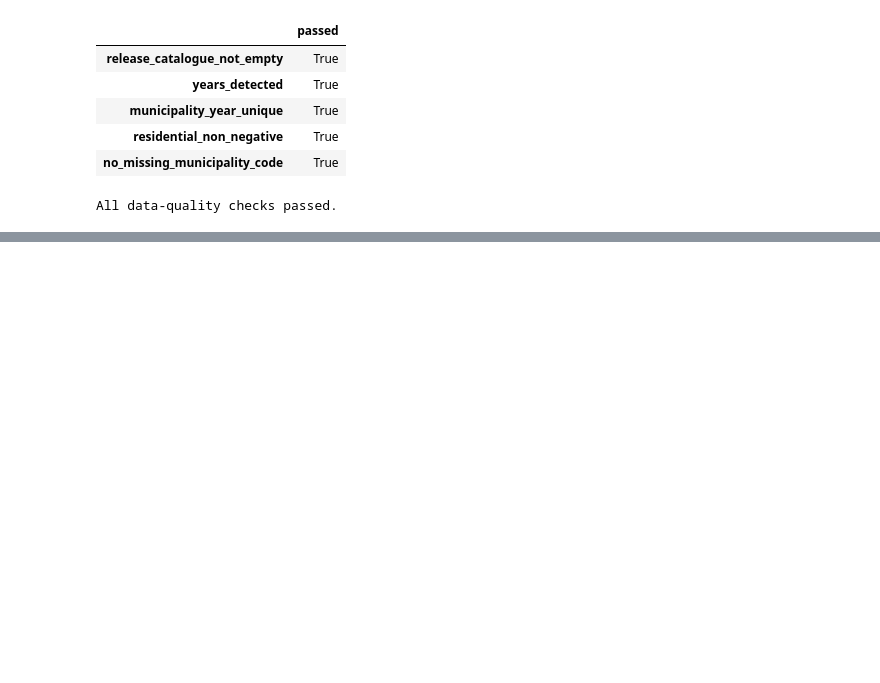
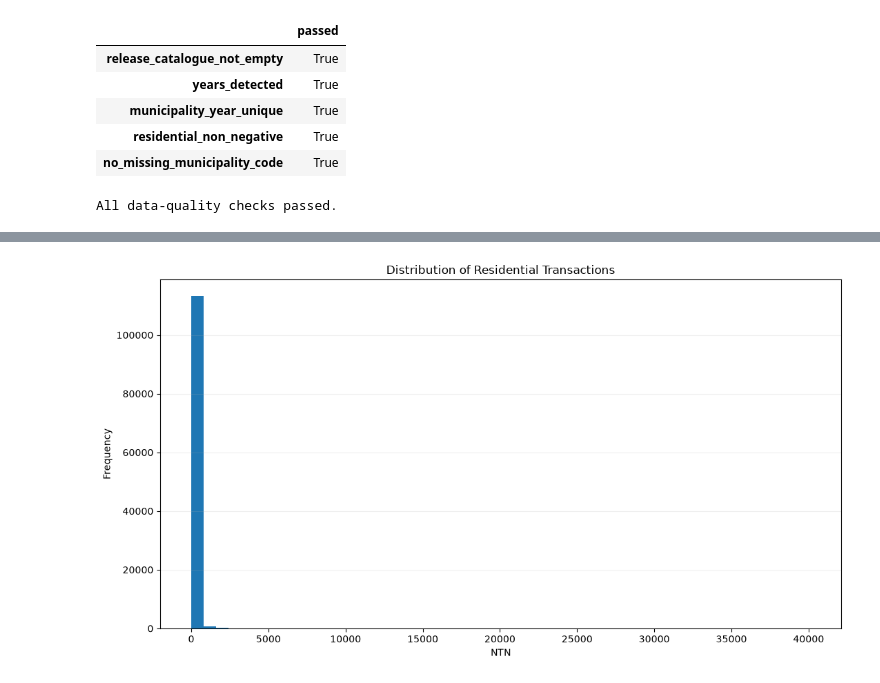
Before and after one commit to danielematix67-boop/italian-real-estate-analysis, a Jupyter notebook: notebooks/02_omi_transactions_exploration.ipynb, the cells around one changed output, grey strips where cells are left out. Cells and saved outputs as stored; diff of their text form; code cells hidden in the pictures; blank space fills up the shorter version.

```diff
--- a/notebooks/02_omi_transactions_exploration.ipynb
+++ b/notebooks/02_omi_transactions_exploration.ipynb
@@ -1253,0 +1392,17 @@ All data-quality checks passed.
+# %%
+fig, ax = plt.subplots(figsize=(11, 6))
+
+ax.hist(
+    market_panel['ntn_res'],
+    bins=50
+)
+
+ax.set_title('Distribution of Residential Transactions')
+ax.set_xlabel('NTN')
+ax.set_ylabel('Frequency')
+ax.grid(axis='y', alpha=0.2)
+
+fig.tight_layout()
+plt.show()
+# %% [output]
+[figure, added]
```
Also changed, not shown: parts of 24 cells of this notebook, 1 other file.
